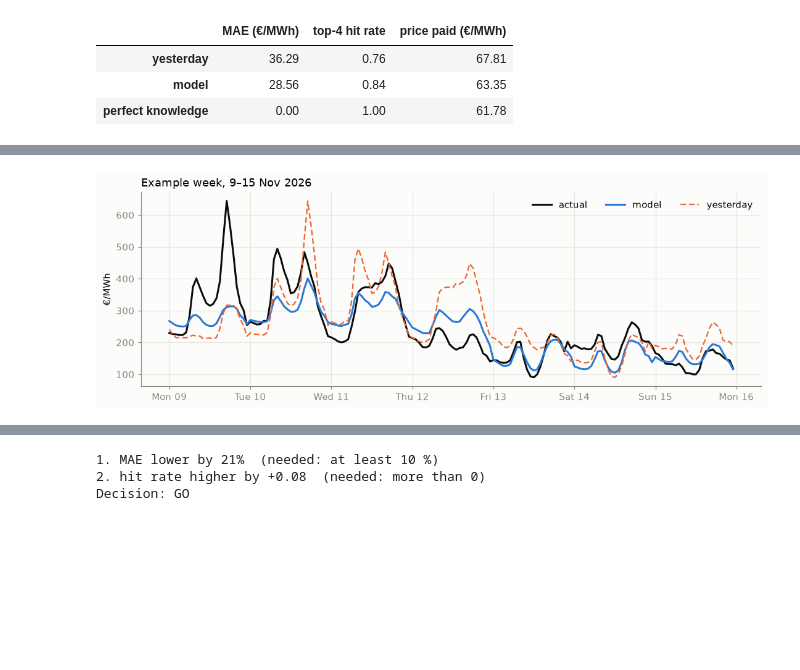
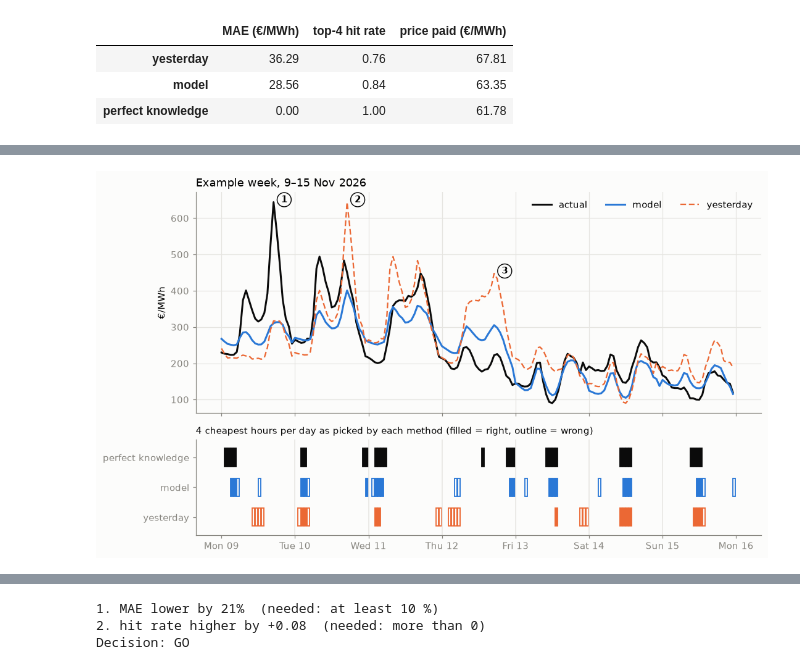
Before and after one commit to hae-sebi/energy-market-insights, a Jupyter notebook: notebooks/00_feasibility.ipynb, the cells around one changed output, grey strips where cells are left out. Drawn from its saved outputs; the diff is of its cells as text; code cells hidden in the pictures; blank space fills up the shorter version.

Commit message:
Explain terms and show picked hours in feasibility notebook

```diff
--- a/notebooks/00_feasibility.ipynb
+++ b/notebooks/00_feasibility.ipynb
@@ -191,14 +261,65 @@ The week with the largest price swings shows why *yesterday* falls short:
 # %%
 week = ev.loc["2026-11-09":"2026-11-15"]
-fig, ax = plt.subplots(figsize=(10, 3.6))
+fig, (ax, ax2) = plt.subplots(2, 1, figsize=(10, 5.8), sharex=True, height_ratios=[3, 1.3])
+
+# Top: prices
 ax.plot(week.index, week.actual, color=INK, linewidth=2, label="actual")
 ax.plot(week.index, week.model, color=BLUE, linewidth=2, label="model")
 ax.plot(week.index, week.yesterday, color=ORANGE, linewidth=1.5, ls=(0, (4, 2)), label="yesterday")
 ax.set_ylabel("€/MWh")
 ax.set_title("Example week, 9–15 Nov 2026", loc="left")
 ax.legend(frameon=False, ncols=3, loc="upper right")
-ax.xaxis.set_major_formatter(mdates.DateFormatter("%a %d", tz=TZ))
+
+# Number the three spots discussed in the text below the chart
+for number, column, day in [
+    ("1", "actual", "2026-11-09"),
+    ("2", "yesterday", "2026-11-10"),
+    ("3", "yesterday", "2026-11-12"),
+]:
+    t = week.loc[day, column].idxmax()
+    ax.annotate(
+        number,
+        xy=(t, week.loc[t, column]),
+        xytext=(8, 0),
+        textcoords="offset points",
+        fontweight="bold",
+        bbox={"boxstyle": "circle,pad=0.25", "facecolor": SURFACE, "edgecolor": INK},
+    )
+
+# Bottom: the 4 hours each method picks per day.
+# Filled = one of the truly 4 cheapest hours (a hit), outline only = a miss.
+rows = [
+    ("perfect knowledge", "actual", INK),
+    ("model", "model", BLUE),
+    ("yesterday", "yesterday", ORANGE),
+]
+for row, (_label, method, color) in enumerate(rows):
+    y_row = len(rows) - 1 - row
+    for _, day in week.groupby(week.index.date):
+        best = day.actual.nsmallest(4).index
+        for hour in day[method].nsmallest(4).index:
+            ax2.bar(
+                hour,
+                0.6,
+                width=pd.Timedelta(minutes=50),
+                bottom=y_row - 0.3,
+                align="edge",
+                color=color if hour in best else SURFACE,
+                edgecolor=color,
+                linewidth=1.2,
+            )
+for midnight in pd.date_range("2026-11-10", periods=6, freq="D", tz=TZ):
+    ax2.axvline(midnight, color="#e6e5e1", linewidth=1)
+ax2.set_yticks(range(len(rows)), [label for label, _, _ in reversed(rows)])
+ax2.set_ylim(-0.6, len(rows) - 0.4)
+ax2.grid(False)
+ax2.set_title(
+    "4 cheapest hours per day as picked by each method (filled = right, outline = wrong)",
+    loc="left",
+    fontsize=10,
+)
+ax2.xaxis.set_major_formatter(mdates.DateFormatter("%a %d", tz=TZ))
 fig.tight_layout()
 # %% [output]
-[figure, old version]
+[figure, new version]
 # %% [markdown]
```
Also changed, not shown: parts of 11 cells of this notebook.
